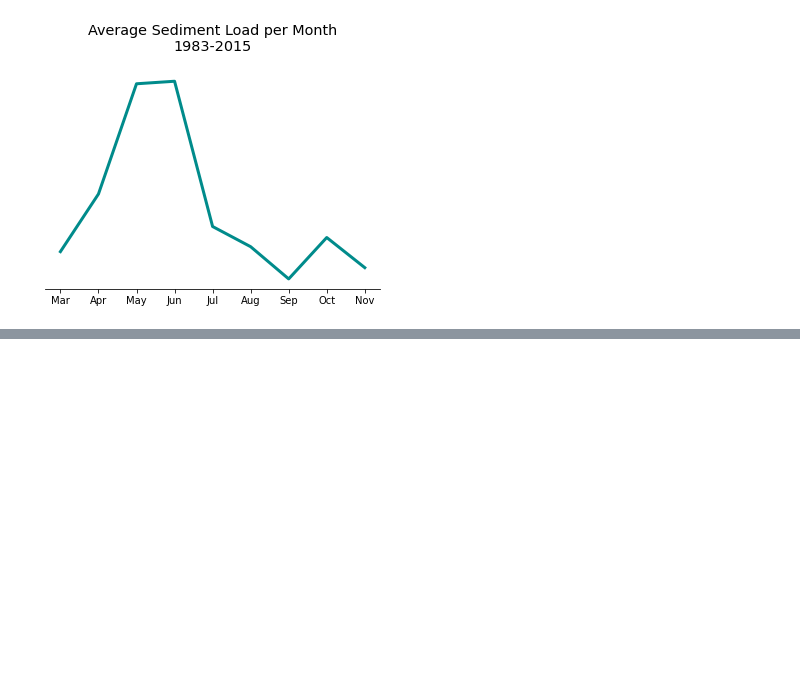
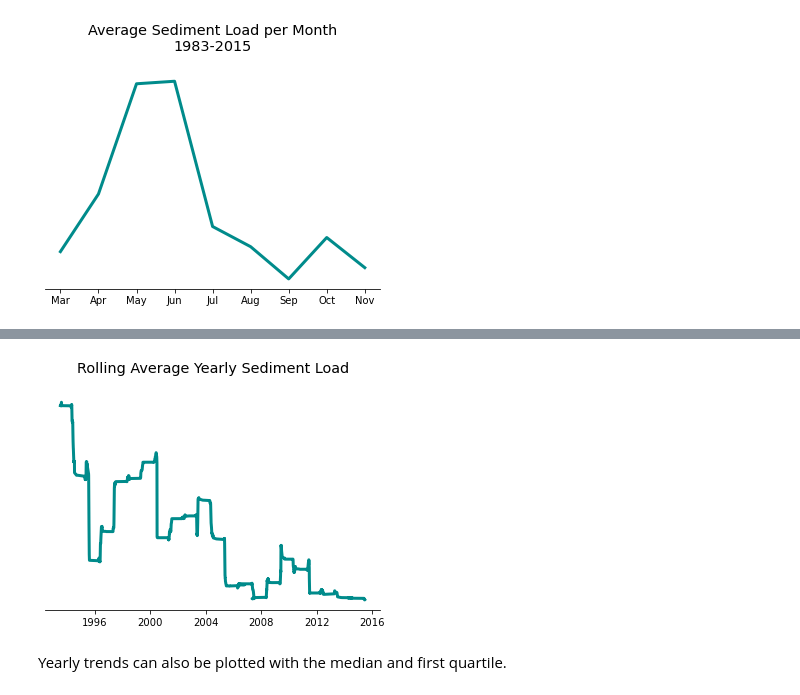
Before and after one commit to daxaurora/River_Sediment_Data_Analysis, a Jupyter notebook: Composite Notebook/River Sediment Composite Code.ipynb, the cells around one changed output, grey strips where cells are left out. Saved outputs shown, nothing was run; the diff lists cells and outputs as text; code cells hidden in the pictures; blank space fills up the shorter version.

```diff
--- a/Composite Notebook/River Sediment Composite Code.ipynb
+++ b/Composite Notebook/River Sediment Composite Code.ipynb
@@ -774,0 +835,16 @@ No data were collected during winter months of December, January, or February fo
+# %%
+rolling_yearly = sed_data['Sedload_mg/l'].rolling(window=720).mean()
+# %%
+fig_rolling_yearly = plt.figure()
+ax = fig_rolling_yearly.add_subplot(1, 1, 1)
+ax.plot(rolling_yearly, color='darkcyan', linewidth=3.0)
+ax.spines["top"].set_visible(False)
+ax.spines["right"].set_visible(False)
+ax.spines["left"].set_visible(False)
+ax.set_yticks([])
+ax.set_title('Rolling Average Yearly Sediment Load', fontdict=titledict, pad=20)
+plt.show()
+# %% [output]
+[figure, added]
+# %% [markdown]
+Yearly trends can also be plotted with the median and first quartile.
```
Also changed, not shown: parts of 23 cells of this notebook.
